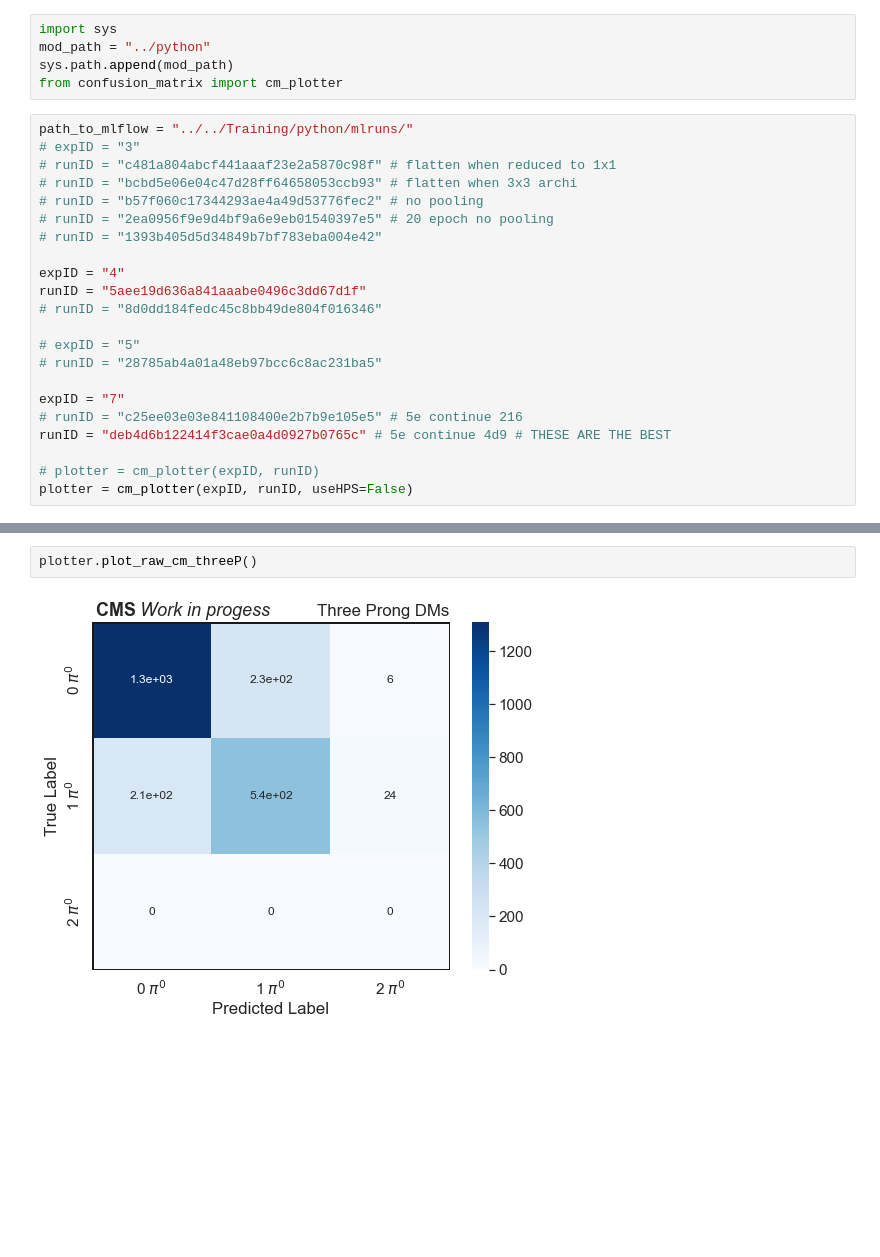
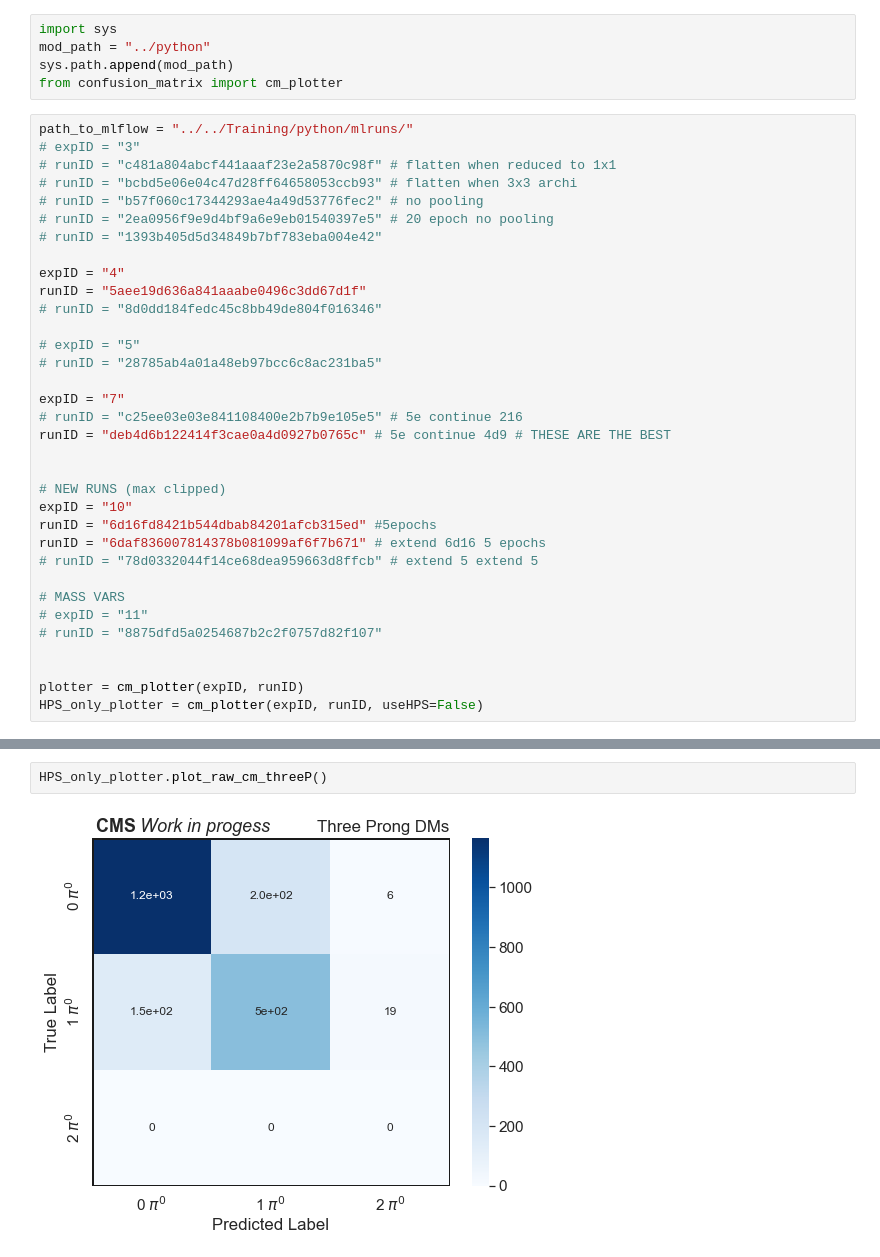
Before and after one commit to lucasrussell01/DeepPi, a Jupyter notebook: Evaluation/notebooks/plot_confusion_matrix.ipynb, the cells around one changed output, grey strips where cells are left out. Drawn from its saved outputs; the diff is of its cells as text; blank space fills up the shorter version.

```diff
--- a/Evaluation/notebooks/plot_confusion_matrix.ipynb
+++ b/Evaluation/notebooks/plot_confusion_matrix.ipynb
@@ -23,5 +23,17 @@ expID = "7"
 # runID = "c25ee03e03e841108400e2b7b9e105e5" # 5e continue 216
 runID = "deb4d6b122414f3cae0a4d0927b0765c" # 5e continue 4d9 # THESE ARE THE BEST
 
-# plotter = cm_plotter(expID, runID)
-plotter = cm_plotter(expID, runID, useHPS=False)
+
+# NEW RUNS (max clipped)
+expID = "10"
+runID = "6d16fd8421b544dbab84201afcb315ed" #5epochs
+runID = "6daf836007814378b081099af6f7b671" # extend 6d16 5 epochs
+# runID = "78d0332044f14ce68dea959663d8ffcb" # extend 5 extend 5
+
+# MASS VARS
+# expID = "11"
+# runID = "8875dfd5a0254687b2c2f0757d82f107"
+
+
+plotter = cm_plotter(expID, runID)
+HPS_only_plotter = cm_plotter(expID, runID, useHPS=False)
@@ -44,4 +72,4 @@ plotter.plot_raw_cm_oneP()
 # %%
-plotter.plot_raw_cm_threeP()
+HPS_only_plotter.plot_raw_cm_threeP()
 # %% [output]
-[figure, old version]
+[figure, new version]
```
Also changed, not shown: parts of 9 cells of this notebook, 5 other files.
